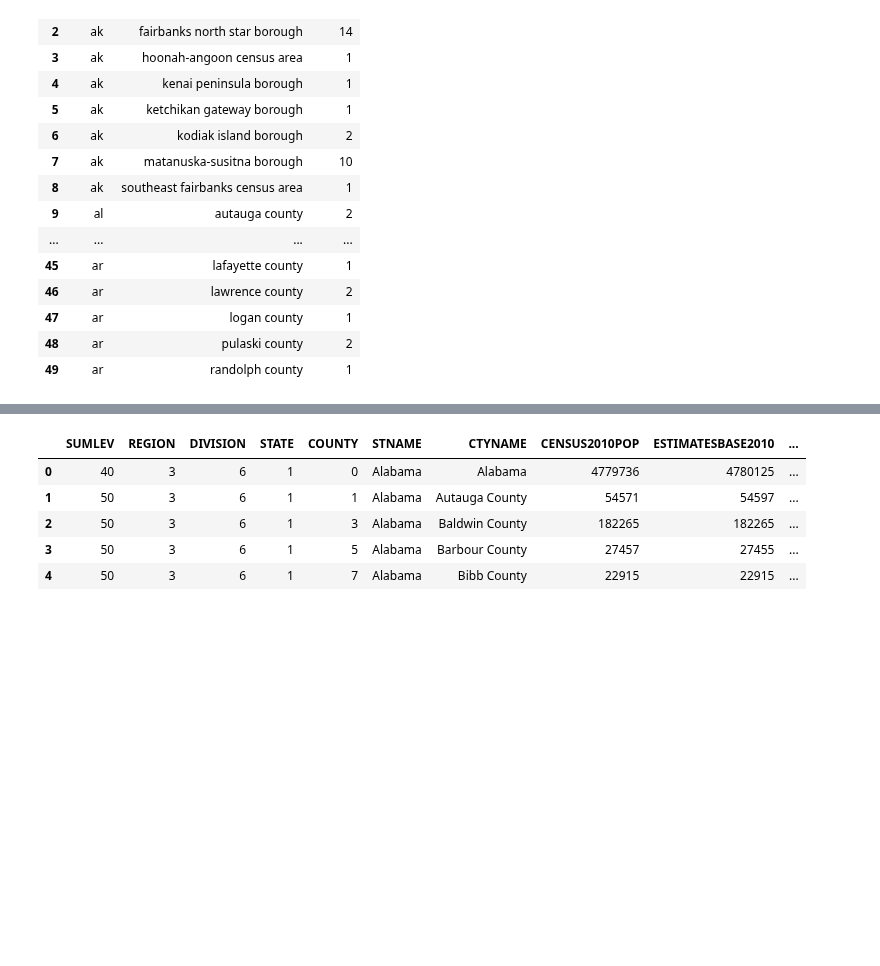
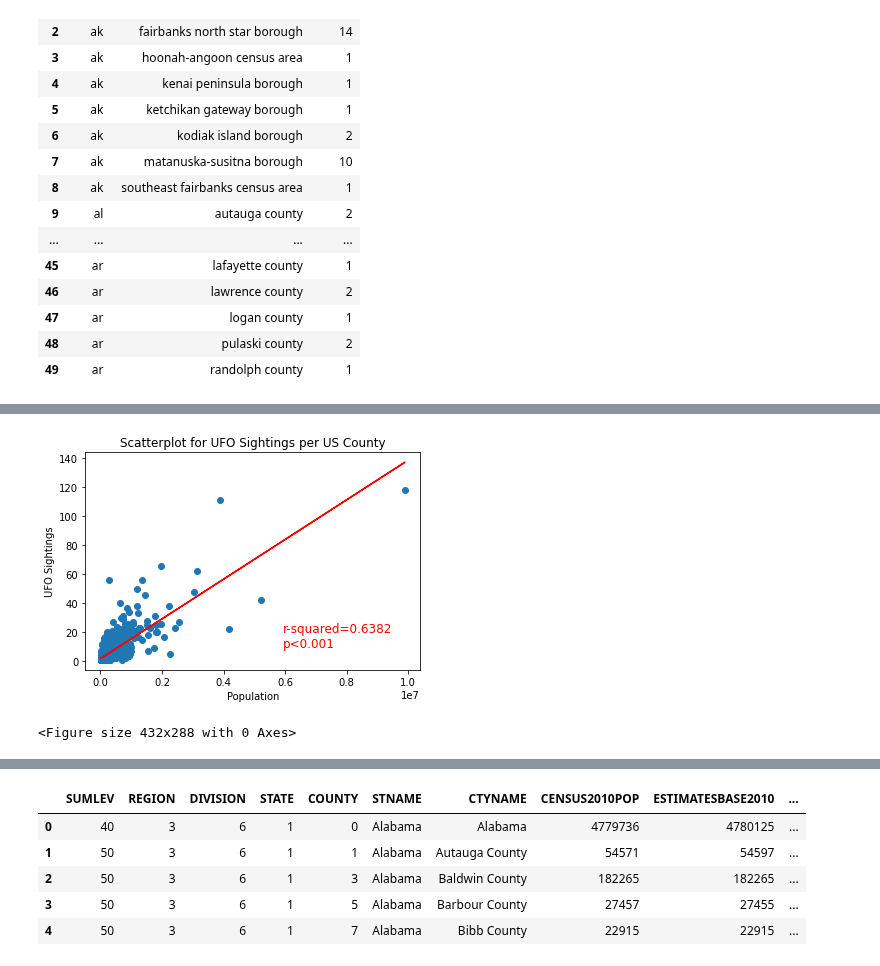
Before and after one commit to mmegancross/project-1-alien-analysis, a Jupyter notebook: Untitled.ipynb, the cells around one changed output, grey strips where cells are left out. Drawn from its saved outputs; the diff is of its cells as text; code cells hidden in the pictures; blank space fills up the shorter version.

```diff
--- a/Untitled.ipynb
+++ b/Untitled.ipynb
@@ -36,3 +236,8 @@ unstacked_df.head(50)
 | 47 | ar | logan county | 1 |
 | 48 | ar | pulaski county | 2 |
 | 49 | ar | randolph county | 1 |
+# %%
+merged2_df = unstacked_df.merge(census_pd, how ='left', on = ['state', 'county'])
+merged2_df.rename(columns = {'shape':'UFO_sightings'}, inplace = True)
+merged2_df['UFO_percapita']= merged2_df['UFO_sightings']/merged2_df['Population']
+merged2_df.head()
@@ -38,0 +285,24 @@ unstacked_df.head(50)
+# %%
+x_values = merged2_df['Population']
+y_values = merged2_df['UFO_sightings']
+(slope, intercept, rvalue, pvalue, stderr) = linregress(x_values, y_values)
+regress_values = x_values * slope + intercept
+# line_eq = "y = " + str(round(slope,5)) + "x + " + str(round(intercept,5))
+r ='r-squared=' + str(round((rvalue*rvalue), 4))
+if pvalue < 0.001:
+    p = 'p<0.001'
+else:
+    p ='p=' + str(round(pvalue, 4))
+plt.scatter(x_values,y_values)
+plt.plot(x_values,regress_values,"r-")
+# plt.annotate(line_eq,(0,0.4),fontsize=15,color="red")
+plt.annotate(r,((0.6*merged2_df['Population'].max()), 20),fontsize=12,color="red")
+plt.annotate(p,((0.6*merged2_df['Population'].max()), 10), fontsize=12, color="red")
+plt.xlabel('Population')
+plt.ylabel('UFO Sightings')
+plt.title('Scatterplot for UFO Sightings per US County')
+plt.show()
+plt.savefig('nategraphs/scatter_sightings_population.png')
+# %% [output]
+[figure, added]
+<Figure size 432x288 with 0 Axes>
```
Also changed, not shown: parts of 24 cells of this notebook, 9 other files.
